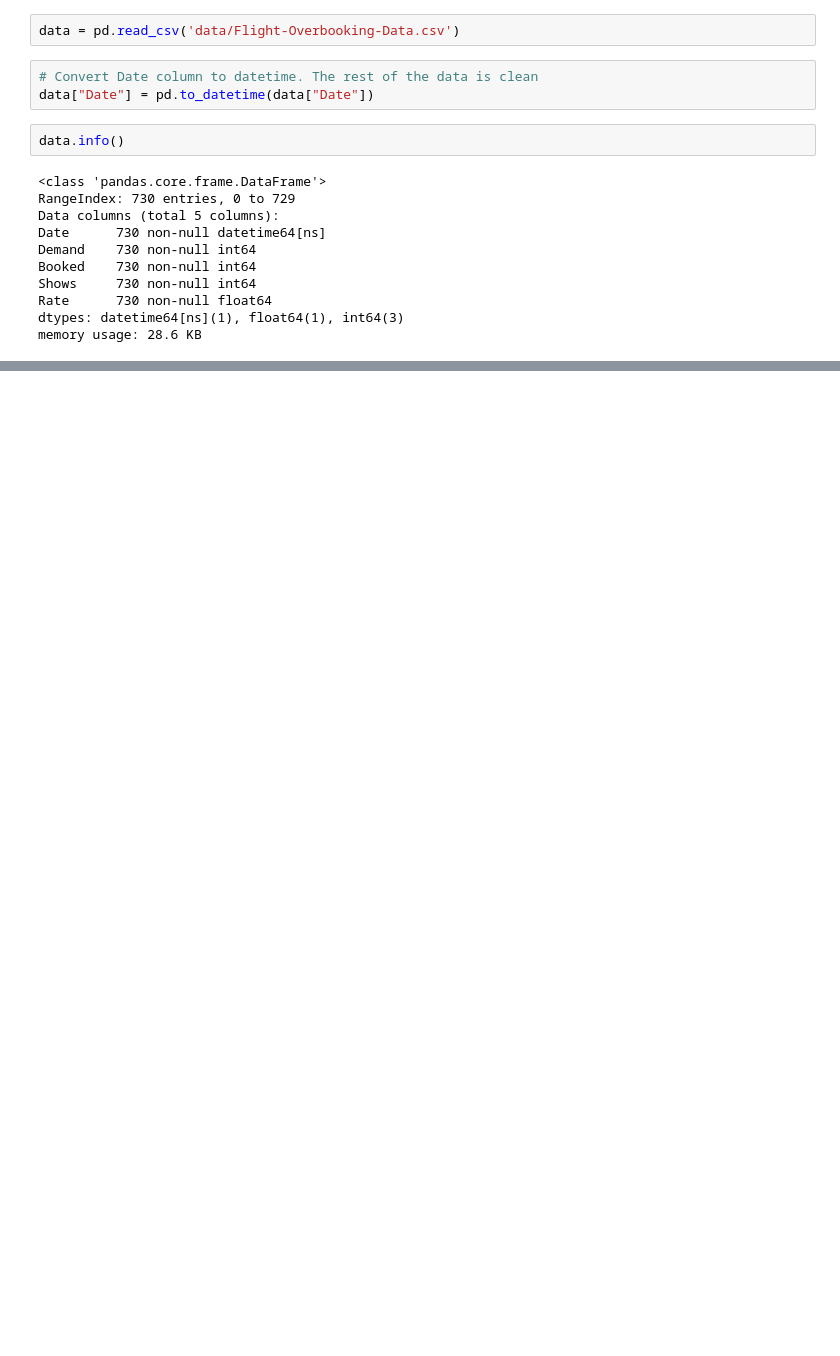
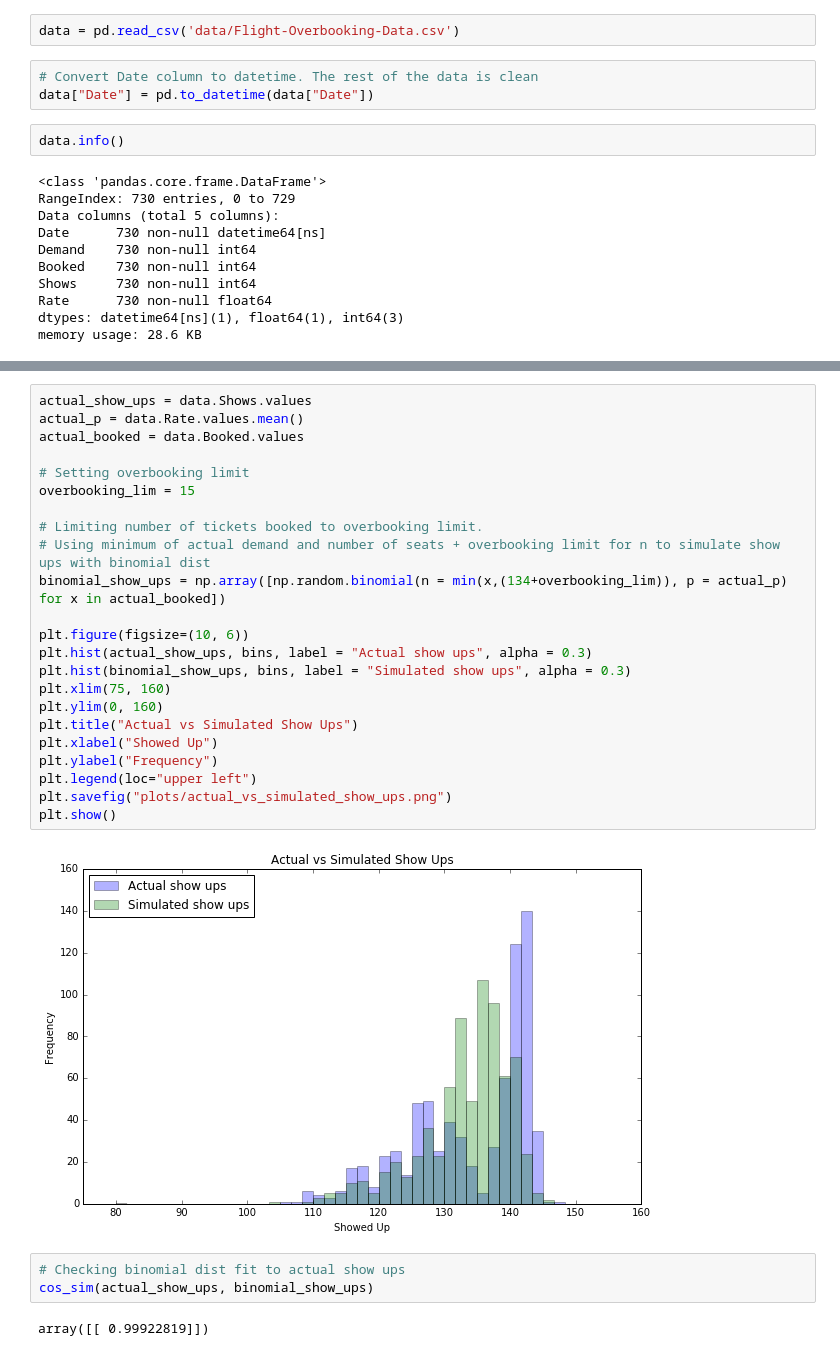
Before and after one commit to SallyM/flight-revenue-simulation, a Jupyter notebook: Simulation.ipynb, the cells around one changed output, grey strips where cells are left out. Cells and saved outputs as stored; diff of their text form; blank space fills up the shorter version.

```diff
--- a/Simulation.ipynb
+++ b/Simulation.ipynb
@@ -44,0 +53,30 @@ plt.show()
+# %%
+actual_show_ups = data.Shows.values
+actual_p = data.Rate.values.mean()
+actual_booked = data.Booked.values
+
+# Setting overbooking limit
+overbooking_lim = 15
+
+# Limiting number of tickets booked to overbooking limit.
+# Using minimum of actual demand and number of seats + overbooking limit for n to simulate show ups with binomial dist
+binomial_show_ups = np.array([np.random.binomial(n = min(x,(134+overbooking_lim)), p = actual_p) for x in actual_booked])
+
+plt.figure(figsize=(10, 6))
+plt.hist(actual_show_ups, bins, label = "Actual show ups", alpha = 0.3)
+plt.hist(binomial_show_ups, bins, label = "Simulated show ups", alpha = 0.3)
+plt.xlim(75, 160)
+plt.ylim(0, 160)
+plt.title("Actual vs Simulated Show Ups")
+plt.xlabel("Showed Up")
+plt.ylabel("Frequency")
+plt.legend(loc="upper left")
+plt.savefig("plots/actual_vs_simulated_show_ups.png")
+plt.show()
+# %% [output]
+[figure, added]
+# %%
+# Checking binomial dist fit to actual show ups
+cos_sim(actual_show_ups, binomial_show_ups)
+# %% [output]
+array([[ 0.99922819]])
```
Also changed, not shown: parts of 7 cells of this notebook, 1 other file.
